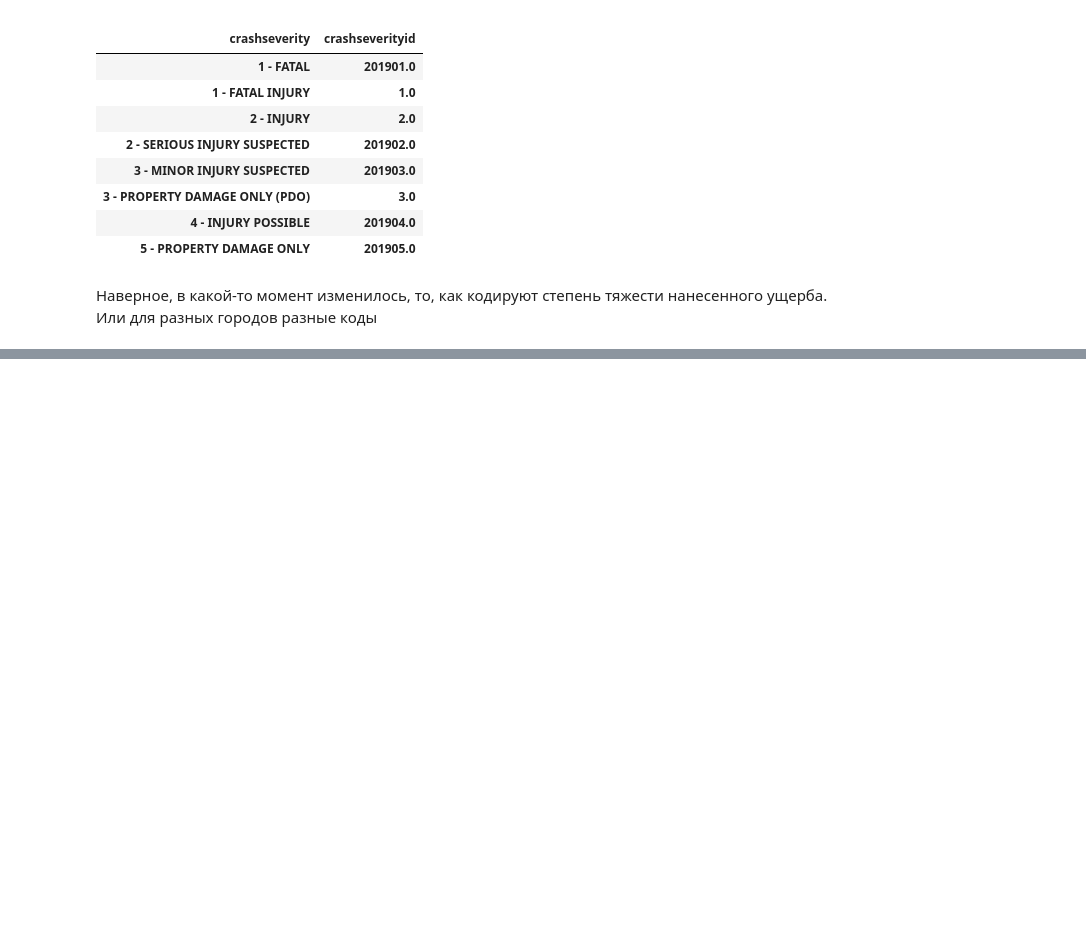
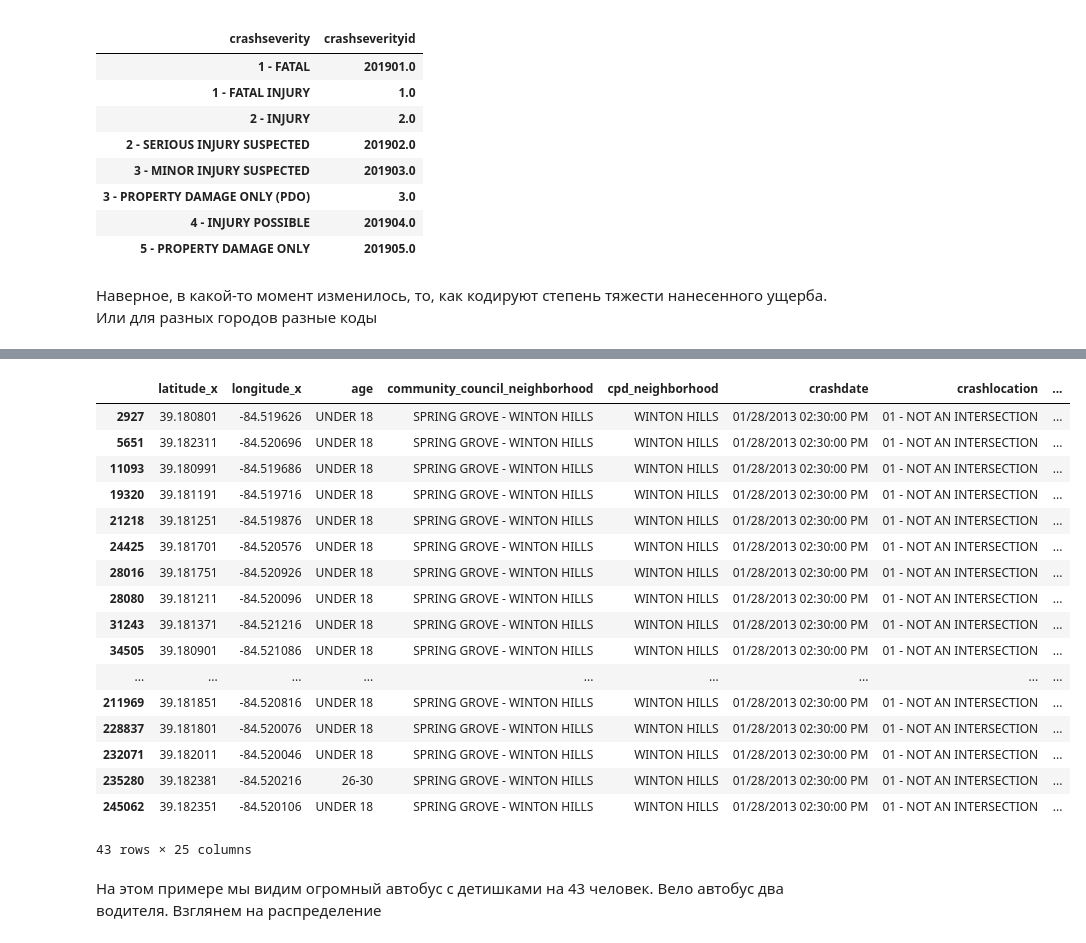
Before and after one commit to tdrkn/GP5, a Jupyter notebook: 1/GP5_1.ipynb, the cells around one changed output, grey strips where cells are left out. Saved outputs shown, nothing was run; the diff lists cells and outputs as text; code cells hidden in the pictures; blank space fills up the shorter version.

```diff
--- a/1/GP5_1.ipynb
+++ b/1/GP5_1.ipynb
@@ -140 +140,3 @@ distribution = pd.crosstab(df['crashdate'], df['id6figures'])
+# %%
+df.drop(columns = ['zip', 'address_x',], inplace = True)
 # %%
@@ -145,2 +157,0 @@ array([3.00000e+00, 2.00000e+00, 1.00000e+00, 2.01905e+05, 2.01904e+05,
-# %%
-df.drop(columns = ['injuries', 'zip', 'localreportno', 'address_x',], inplace = True)
@@ -155,0 +196,23 @@ Index(['address_x', 'latitude_x', 'longitude_x', 'age',
+# %%
+df[df['localreportno'] == 135001864]
+# %% [output]
+|  | latitude_x | longitude_x | age | community_council_neighborhood | cpd_neighborhood | crashdate | crashlocation | ... |
+| 2927 | 39.180801 | -84.519626 | UNDER 18 | SPRING GROVE - WINTON HILLS | WINTON HILLS | 01/28/2013 02:30:00 PM | 01 - NOT AN INTERSECTION | ... |
+| 5651 | 39.182311 | -84.520696 | UNDER 18 | SPRING GROVE - WINTON HILLS | WINTON HILLS | 01/28/2013 02:30:00 PM | 01 - NOT AN INTERSECTION | ... |
+| 11093 | 39.180991 | -84.519686 | UNDER 18 | SPRING GROVE - WINTON HILLS | WINTON HILLS | 01/28/2013 02:30:00 PM | 01 - NOT AN INTERSECTION | ... |
+| 19320 | 39.181191 | -84.519716 | UNDER 18 | SPRING GROVE - WINTON HILLS | WINTON HILLS | 01/28/2013 02:30:00 PM | 01 - NOT AN INTERSECTION | ... |
+| 21218 | 39.181251 | -84.519876 | UNDER 18 | SPRING GROVE - WINTON HILLS | WINTON HILLS | 01/28/2013 02:30:00 PM | 01 - NOT AN INTERSECTION | ... |
+| 24425 | 39.181701 | -84.520576 | UNDER 18 | SPRING GROVE - WINTON HILLS | WINTON HILLS | 01/28/2013 02:30:00 PM | 01 - NOT AN INTERSECTION | ... |
+| 28016 | 39.181751 | -84.520926 | UNDER 18 | SPRING GROVE - WINTON HILLS | WINTON HILLS | 01/28/2013 02:30:00 PM | 01 - NOT AN INTERSECTION | ... |
+| 28080 | 39.181211 | -84.520096 | UNDER 18 | SPRING GROVE - WINTON HILLS | WINTON HILLS | 01/28/2013 02:30:00 PM | 01 - NOT AN INTERSECTION | ... |
+| 31243 | 39.181371 | -84.521216 | UNDER 18 | SPRING GROVE - WINTON HILLS | WINTON HILLS | 01/28/2013 02:30:00 PM | 01 - NOT AN INTERSECTION | ... |
+| 34505 | 39.180901 | -84.521086 | UNDER 18 | SPRING GROVE - WINTON HILLS | WINTON HILLS | 01/28/2013 02:30:00 PM | 01 - NOT AN INTERSECTION | ... |
+| ... | ... | ... | ... | ... | ... | ... | ... | ... |
+| 211969 | 39.181851 | -84.520816 | UNDER 18 | SPRING GROVE - WINTON HILLS | WINTON HILLS | 01/28/2013 02:30:00 PM | 01 - NOT AN INTERSECTION | ... |
+| 228837 | 39.181801 | -84.520076 | UNDER 18 | SPRING GROVE - WINTON HILLS | WINTON HILLS | 01/28/2013 02:30:00 PM | 01 - NOT AN INTERSECTION | ... |
+| 232071 | 39.182011 | -84.520046 | UNDER 18 | SPRING GROVE - WINTON HILLS | WINTON HILLS | 01/28/2013 02:30:00 PM | 01 - NOT AN INTERSECTION | ... |
+| 235280 | 39.182381 | -84.520216 | 26-30 | SPRING GROVE - WINTON HILLS | WINTON HILLS | 01/28/2013 02:30:00 PM | 01 - NOT AN INTERSECTION | ... |
+| 245062 | 39.182351 | -84.520106 | UNDER 18 | SPRING GROVE - WINTON HILLS | WINTON HILLS | 01/28/2013 02:30:00 PM | 01 - NOT AN INTERSECTION | ... |
+43 rows × 25 columns
+# %% [markdown]
+На этом примере мы видим огромный автобус с детишками на 43 человек. Вело автобус два водителя. Взглянем на распределение
```
Also changed, not shown: parts of 46 cells of this notebook, 2 other files.
